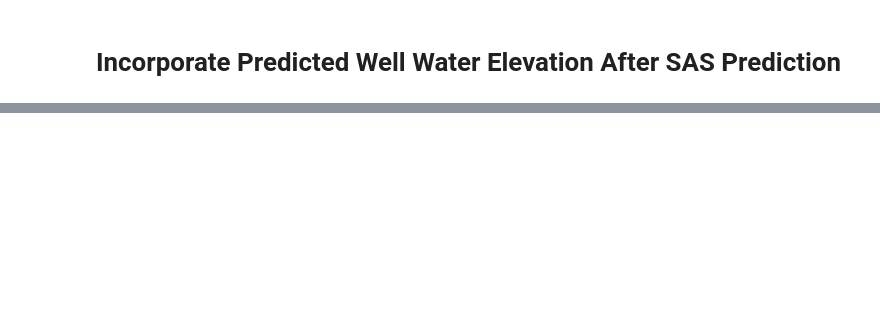
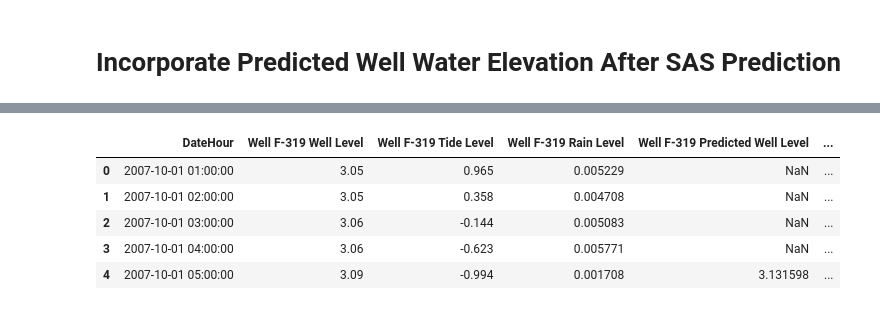
Before and after one commit to ccnobbli/Fall2_Homework, a Jupyter notebook: data/Well Data_Split/Aggregate All Well Data.ipynb, the cells around one changed output, grey strips where cells are left out. Saved outputs shown, nothing was run; the diff lists cells and outputs as text; code cells hidden in the pictures; blank space fills up the shorter version.

```diff
--- a/data/Well Data_Split/Aggregate All Well Data.ipynb
+++ b/data/Well Data_Split/Aggregate All Well Data.ipynb
@@ -237,0 +283,2 @@ full.to_csv("C:/Users/Christopher/Documents/GitHub/Fall2_Homework/data/Well Data
+# %%
+well = pd.read_csv(path + result[1])
@@ -237,0 +293,9 @@ full.to_csv("C:/Users/Christopher/Documents/GitHub/Fall2_Homework/data/Well Data
+# %%
+well.head()
+# %% [output]
+|  | DateHour | Well F-319 Well Level | Well F-319 Tide Level | Well F-319 Rain Level | Well F-319 Predicted Well Level | ... |
+| 0 | 2007-10-01 01:00:00 | 3.05 | 0.965 | 0.005229 | NaN | ... |
+| 1 | 2007-10-01 02:00:00 | 3.05 | 0.358 | 0.004708 | NaN | ... |
+| 2 | 2007-10-01 03:00:00 | 3.06 | -0.144 | 0.005083 | NaN | ... |
+| 3 | 2007-10-01 04:00:00 | 3.06 | -0.623 | 0.005771 | NaN | ... |
+| 4 | 2007-10-01 05:00:00 | 3.09 | -0.994 | 0.001708 | 3.131598 | ... |
```
Also changed, not shown: parts of 26 cells of this notebook, 10 other files.
